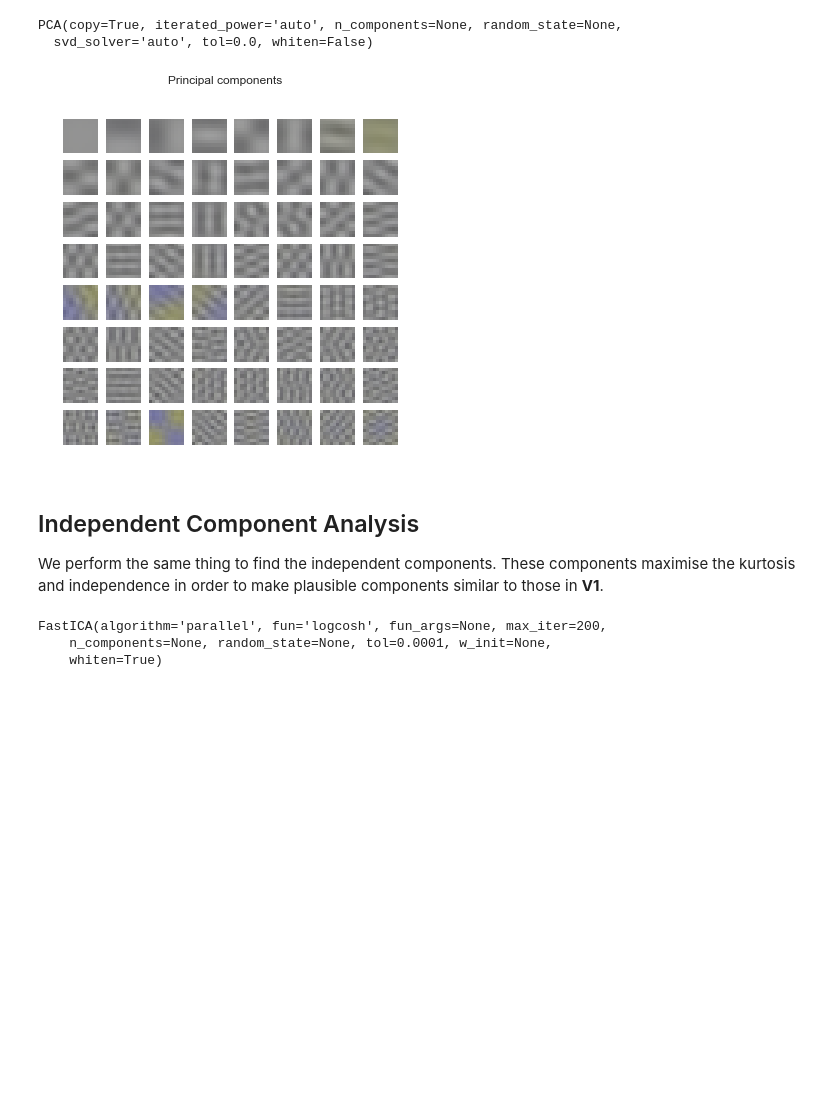
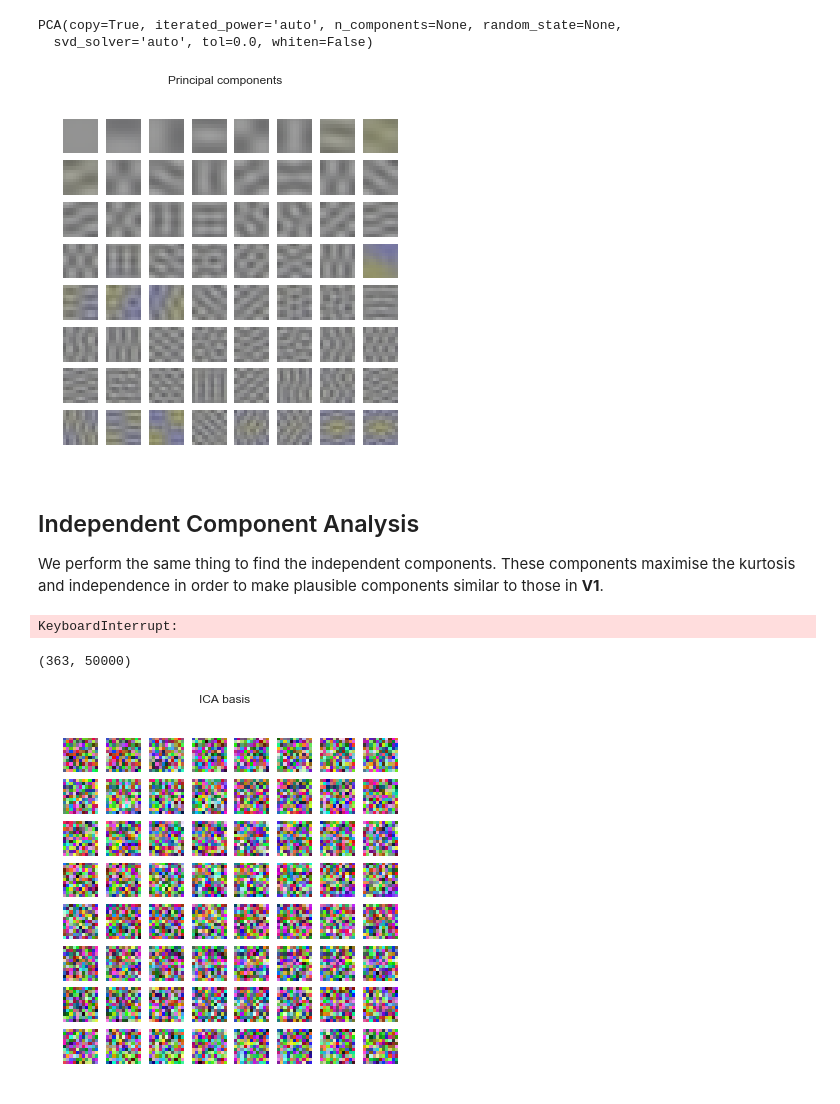
Before and after one commit to wohlert/bayesian-saliency, a Jupyter notebook: ICA.ipynb, the cells around one changed output. Cells and saved outputs as stored; diff of their text form; code cells hidden in the pictures; blank space fills up the shorter version.

```diff
--- a/ICA.ipynb
+++ b/ICA.ipynb
@@ -61,14 +70,17 @@ First we perform PCA on the image patches in order to see the learned components
 from sklearn.decomposition import PCA
 
 pca = PCA()
-pca.fit(patches.reshape(-1, size*size*channels))
+pca.fit(patches)
 # %% [output]
 PCA(copy=True, iterated_power='auto', n_components=None, random_state=None,
   svd_solver='auto', tol=0.0, whiten=False)
 # %%
 f, axarr = plt.subplots(n, n, figsize=(6, 6))
 
-pca_components = (pca.components_ + pca.mean_).reshape(-1, size, size, channels)
+size = 11
+channels = 3
+
+pca_components = (pca.components_ + pca.mean_).reshape(-1, 11, 11, 3)
 #pca_components = np.random.permutation(pca_components)
 
 for i in range(n**2):
@@ -78,7 +90,7 @@ for i in range(n**2):
 f.suptitle("Principal components")
 plt.show()
 # %% [output]
-[figure, old version]
+[figure, new version]
 # %% [markdown]
 ## Independent Component Analysis
 
@@ -87,8 +99,10 @@ We perform the same thing to find the independent components. These components m
 from sklearn.decomposition import FastICA
 
 ica = FastICA()
-ica.fit(patches.reshape(-1, size*size*channels)[:1000])
+ica.fit(patches.T)
 # %% [output]
-FastICA(algorithm='parallel', fun='logcosh', fun_args=None, max_iter=200,
-    n_components=None, random_state=None, tol=0.0001, w_init=None,
-    whiten=True)
+KeyboardInterrupt:
+# %%
+ica.components_.shape
+# %% [output]
+(363, 50000)
@@ -95,3 +111,14 @@ FastICA(algorithm='parallel', fun='logcosh', fun_args=None, max_iter=200,
+# %%
+f, axarr = plt.subplots(n, n, figsize=(6, 6))
+
+for i in range(n**2):
+    axarr[i//n, i%n].imshow(A[i])
+    axarr[i//n, i%n].axis("off")
+
+f.suptitle("ICA basis")
+plt.show()
+# %% [output]
+[figure, added]
 # %%
 f, axarr = plt.subplots(n, n, figsize=(6, 6))
 
```
Also changed, not shown: parts of 11 cells of this notebook, 3 other files.
